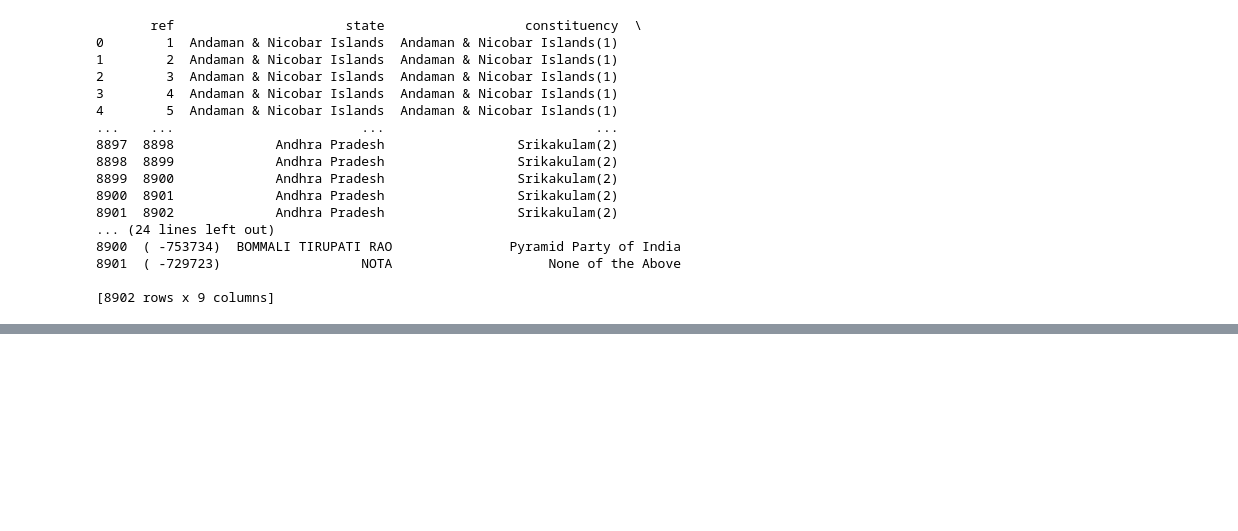
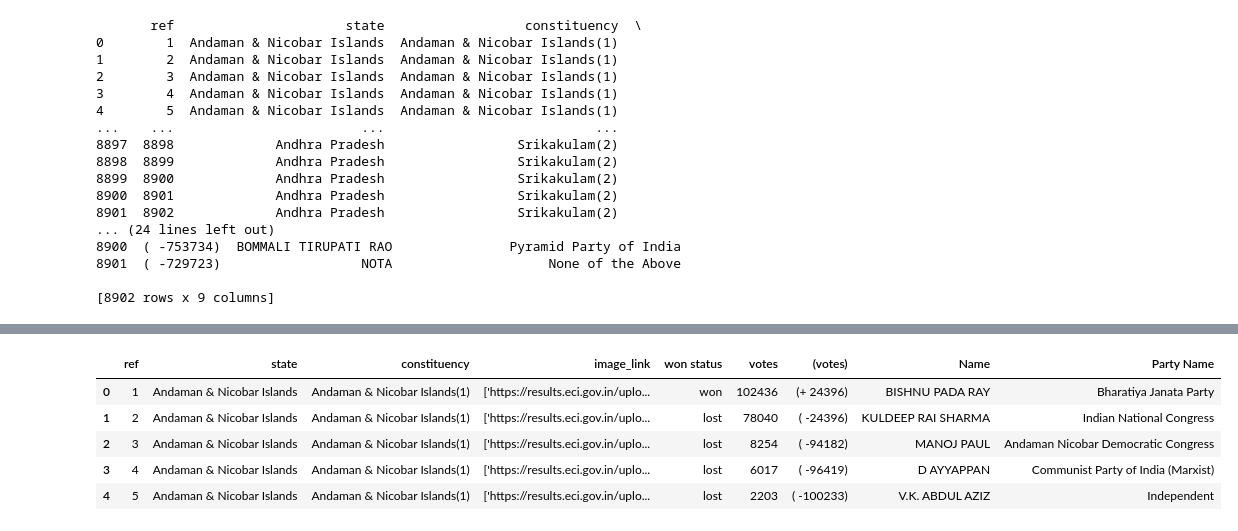
Before and after one commit to RAJPUTRoCkStAr/Election-results-dashboard, a Jupyter notebook: statewise.ipynb, the cells around one changed output, grey strips where cells are left out. Drawn from its saved outputs; the diff is of its cells as text; code cells hidden in the pictures; blank space fills up the shorter version.

```diff
--- a/statewise.ipynb
+++ b/statewise.ipynb
@@ -198,0 +172,9 @@ Party: Hindustani Awam Morcha (Secular), Total Wins: 1
+# %%
+df.head()
+# %% [output]
+|  | ref | state | constituency | image_link | won status | votes | (votes) | Name | Party Name |
+| 0 | 1 | Andaman & Nicobar Islands | Andaman & Nicobar Islands(1) | ['https://results.eci.gov.in/uplo... | won | 102436 | (+ 24396) | BISHNU PADA RAY | Bharatiya Janata Party |
+| 1 | 2 | Andaman & Nicobar Islands | Andaman & Nicobar Islands(1) | ['https://results.eci.gov.in/uplo... | lost | 78040 | ( -24396) | KULDEEP RAI SHARMA | Indian National Congress |
+| 2 | 3 | Andaman & Nicobar Islands | Andaman & Nicobar Islands(1) | ['https://results.eci.gov.in/uplo... | lost | 8254 | ( -94182) | MANOJ PAUL | Andaman Nicobar Democratic Congress |
+| 3 | 4 | Andaman & Nicobar Islands | Andaman & Nicobar Islands(1) | ['https://results.eci.gov.in/uplo... | lost | 6017 | ( -96419) | D AYYAPPAN | Communist Party of India (Marxist) |
+| 4 | 5 | Andaman & Nicobar Islands | Andaman & Nicobar Islands(1) | ['https://results.eci.gov.in/uplo... | lost | 2203 | ( -100233) | V.K. ABDUL AZIZ | Independent |
```
Also changed, not shown: parts of 19 cells of this notebook, 7 other files.
